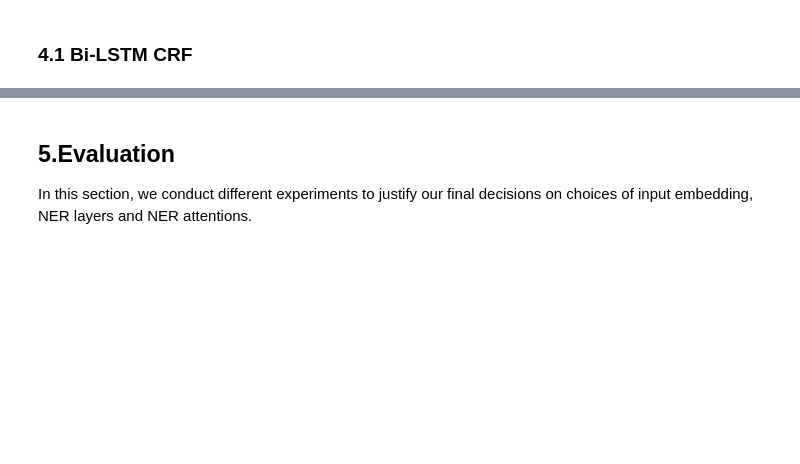
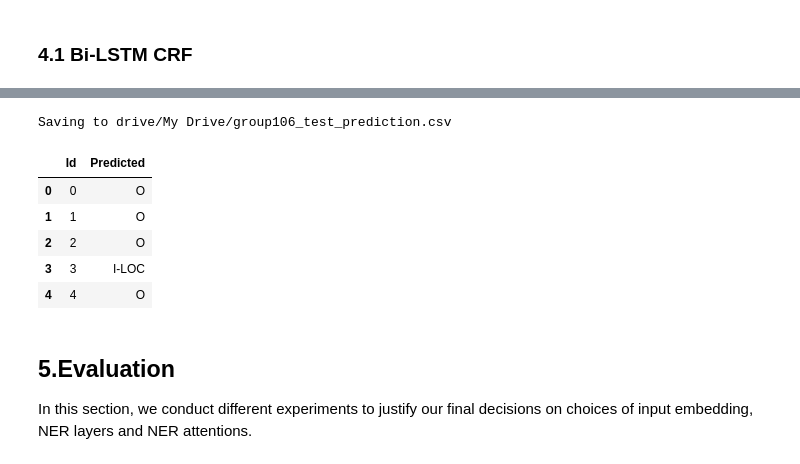
Before and after one commit to seanwelz/5046-A2, a Jupyter notebook: Assignment2_xzho7240_xwan8513.ipynb, the cells around one changed output, grey strips where cells are left out. Drawn from its saved outputs; the diff is of its cells as text; code cells hidden in the pictures; blank space fills up the shorter version.

```diff
--- a/Assignment2_xzho7240_xwan8513.ipynb
+++ b/Assignment2_xzho7240_xwan8513.ipynb
@@ -535,0 +639,3 @@ def cal_acc(model, input_index, output_index):
+# %%
+model = Model(input_text, out)
+model.compile(optimizer="adam", loss="sparse_categorical_crossentropy", metrics=["accuracy"])
@@ -658,3 +1005,25 @@ def draw_loss(loss_train, loss_val, acc_train, acc_val, save_path=None):
+# %%
+from IPython.display import display
+
+# flatten prediction output
+flat_prediction = []
+for tag_list in prediction_test:
+  flat_prediction += tag_list
+test_output = pd.DataFrame({'Id': range(len(flat_prediction)), 'Predicted': flat_prediction})
+
+# save test output
+test_file_name = 'drive/My Drive/group106_test_prediction.csv'
+print('Saving to', test_file_name)
+test_output.to_csv(test_file_name, index=False)
+test_output.head()
+# %% [output]
+Saving to drive/My Drive/group106_test_prediction.csv
+|  | Id | Predicted |
+| 0 | 0 | O |
+| 1 | 1 | O |
+| 2 | 2 | O |
+| 3 | 3 | I-LOC |
+| 4 | 4 | O |
 # %% [markdown]
 ## 5.Evaluation
 
```
Also changed, not shown: parts of 37 cells of this notebook.
